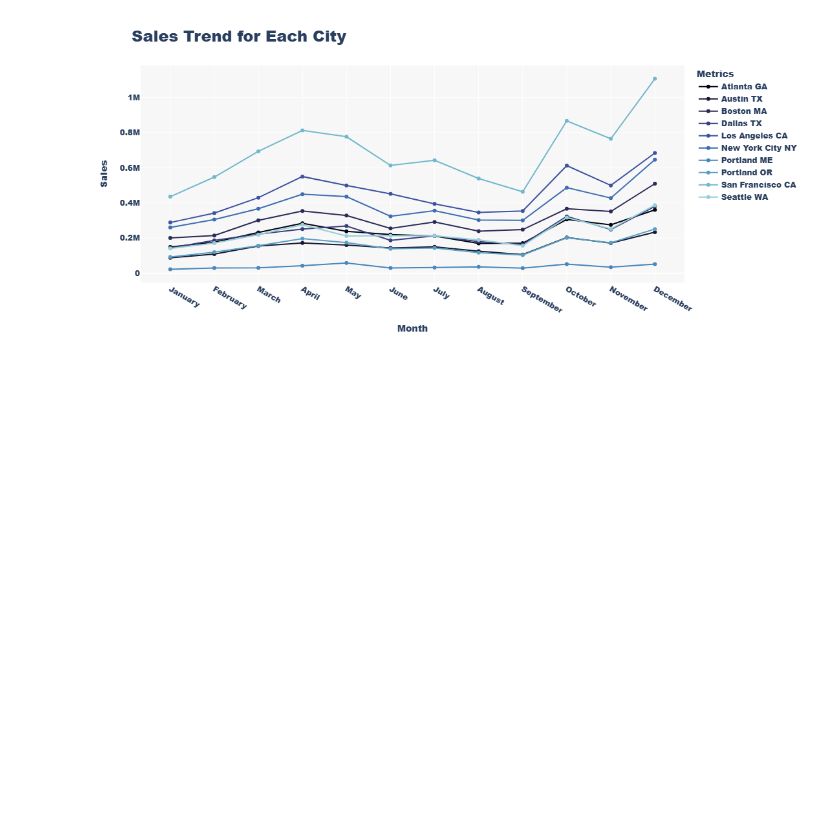
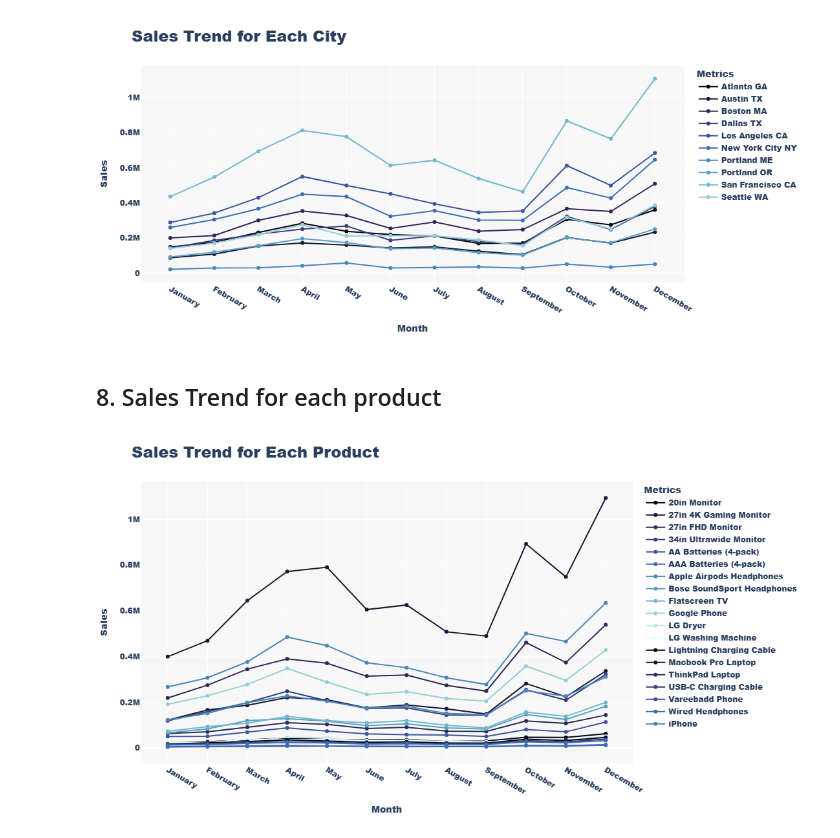
Before and after one commit to AnishChougule/Python-Projects, a Jupyter notebook: Data Analysis Project/Data Analysis Project.ipynb, the cells around one changed output. Cells and saved outputs as stored; diff of their text form; code cells hidden in the pictures; blank space fills up the shorter version.

```diff
--- a/Data Analysis Project/Data Analysis Project.ipynb
+++ b/Data Analysis Project/Data Analysis Project.ipynb
@@ -534,2 +519,41 @@ fig.show()
 # %% [output]
 [figure]
+# %% [markdown]
+## 8. Sales Trend for each product
+# %%
+product_month_sales = maindf.groupby(['Product', 'Month'])['Sales'].sum().reset_index()
+
+fig = px.line(
+    product_month_sales,
+    x='Month',
+    y='Sales',
+    color='Product',
+    title='Sales Trend for Each Product',
+    labels={'Month': 'Month', 'Sales': 'Total Sales ($)', 'Product': 'Product'},
+    markers=True,
+    color_discrete_sequence=px.colors.sequential.ice
+)
+
+
+fig.update_layout(
+    title_font=dict(size=24),
+    font_family="Arial Black",
+    xaxis_title="Month",
+    xaxis=dict(
+        tickvals=list(range(1, 13)),
+        ticktext=[
+            'January', 'February', 'March', 'April', 'May', 'June',
+            'July', 'August', 'September', 'October', 'November', 'December'
+        ]
+    ),
+    yaxis_title="Sales",
+    legend_title="Metrics",
+    margin=dict(t=75, l=25, r=25, b=25),
+    plot_bgcolor="rgba( 245, 245, 245, 0.8)",
+    height= 600
+)
+
+fig.show()
+fig.write_html("productsales_by_month_line.html")
+# %% [output]
+[figure, added]
```
Also changed, not shown: parts of 14 cells of this notebook, 13 other files.
